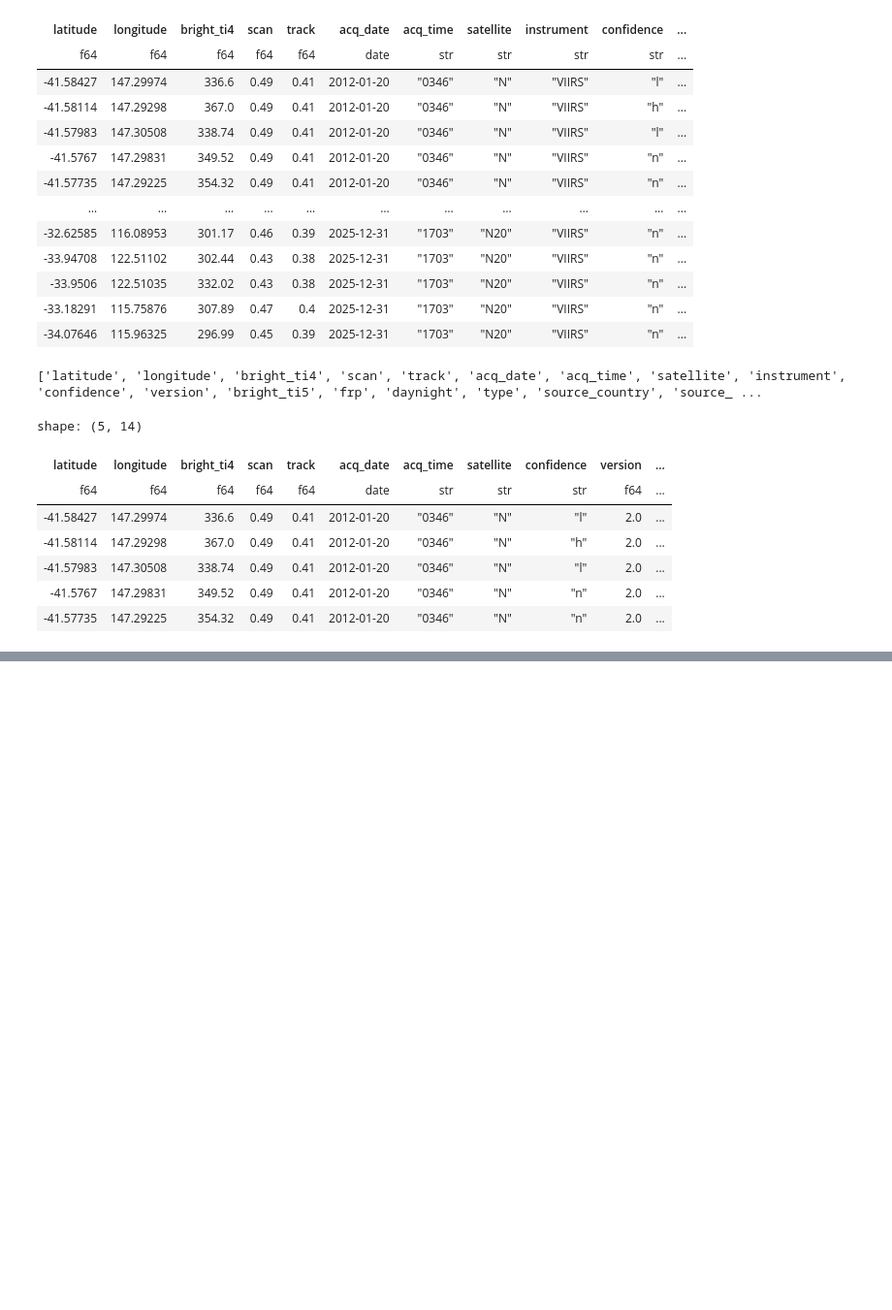
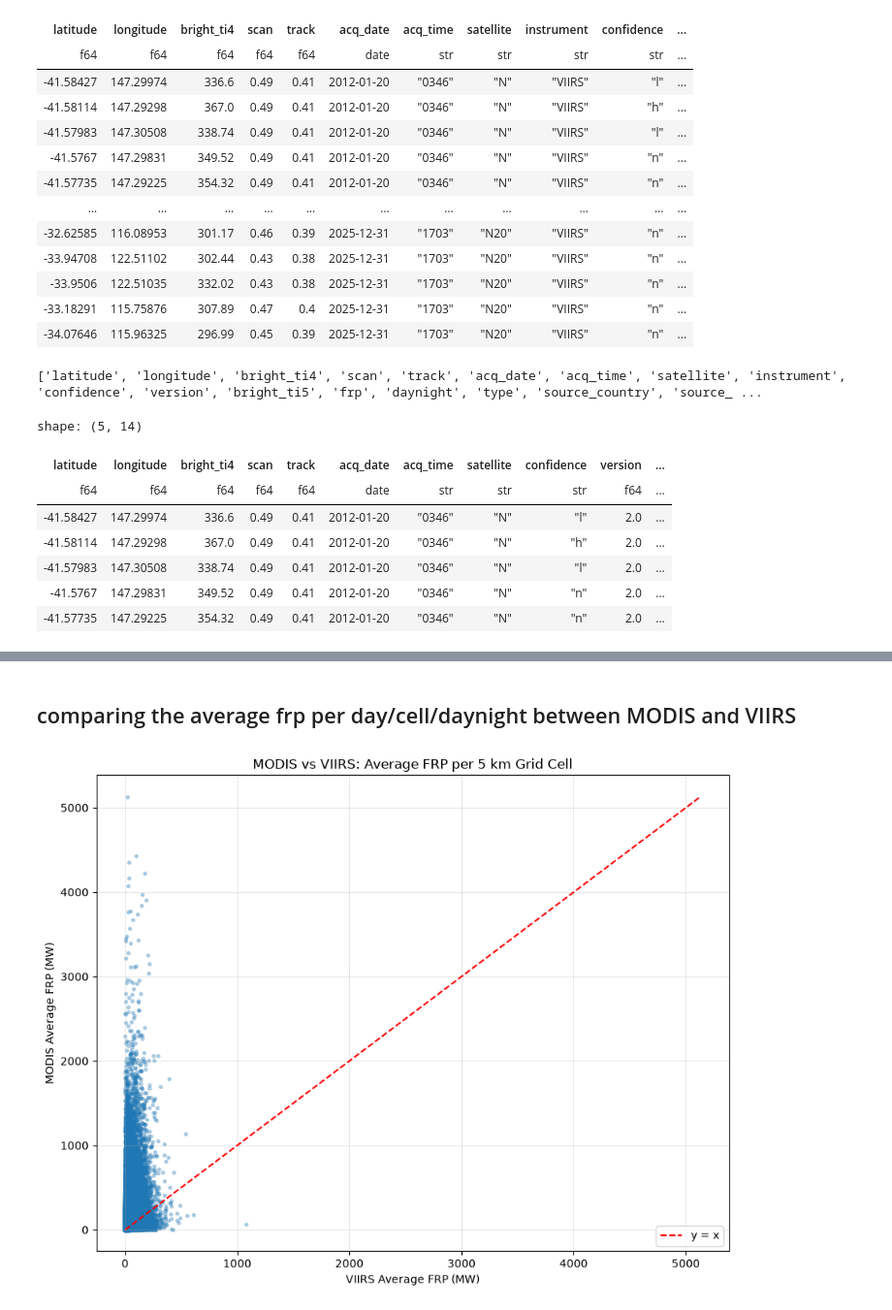
Before and after one commit to razan-suleman/Astra-Lost-In-Space, a Jupyter notebook: backend/Tars.ipynb, the cells around one changed output, grey strips where cells are left out. Shown at 97% size. Drawn from its saved outputs; the diff is of its cells as text; code cells hidden in the pictures; blank space fills up the shorter version.

```diff
--- a/backend/Tars.ipynb
+++ b/backend/Tars.ipynb
@@ -118,6 +143,3 @@ shape: (5, 14)
 | -41.57983 | 147.30508 | 338.74 | 0.49 | 0.41 | 2012-01-20 | "0346" | "N" | "l" | 2.0 | ... |
 | -41.5767 | 147.29831 | 349.52 | 0.49 | 0.41 | 2012-01-20 | "0346" | "N" | "n" | 2.0 | ... |
 | -41.57735 | 147.29225 | 354.32 | 0.49 | 0.41 | 2012-01-20 | "0346" | "N" | "n" | 2.0 | ... |
-# %%
-df=pd.read_csv("../data/fire_daily.csv")
-df.head()
@@ -149,0 +179,3 @@ display(df.columns.tolist())
+# %%
+modis_grid = create_grid(modis, "MODIS")
+viirs_grid = create_grid(viirs, "VIIRS")
@@ -149,0 +267,40 @@ display(df.columns.tolist())
+# %%
+plot_data = comparison.filter(
+    pl.col("viirs_avg_frp").is_not_null() &
+    pl.col("modis_avg_frp").is_not_null()
+)
+
+x = plot_data["viirs_avg_frp"].to_numpy()
+y = plot_data["modis_avg_frp"].to_numpy()
+# %% [markdown]
+## comparing the average frp per day/cell/daynight between MODIS and VIIRS
+# %%
+plt.figure(figsize=(9, 7))
+
+plt.scatter(
+    x,
+    y,
+    alpha=0.3,
+    s=8
+)
+
+# Reference line: VIIRS FRP = MODIS FRP
+max_val = max(x.max(), y.max())
+
+plt.plot(
+    [0, max_val],
+    [0, max_val],
+    "r--",
+    label="y = x"
+)
+
+plt.xlabel("VIIRS Average FRP (MW)")
+plt.ylabel("MODIS Average FRP (MW)")
+plt.title("MODIS vs VIIRS: Average FRP per 5 km Grid Cell")
+
+plt.legend()
+plt.grid(alpha=0.3)
+plt.tight_layout()
+plt.show()
+# %% [output]
+[figure, added]
```
Also changed, not shown: parts of 55 cells of this notebook.
